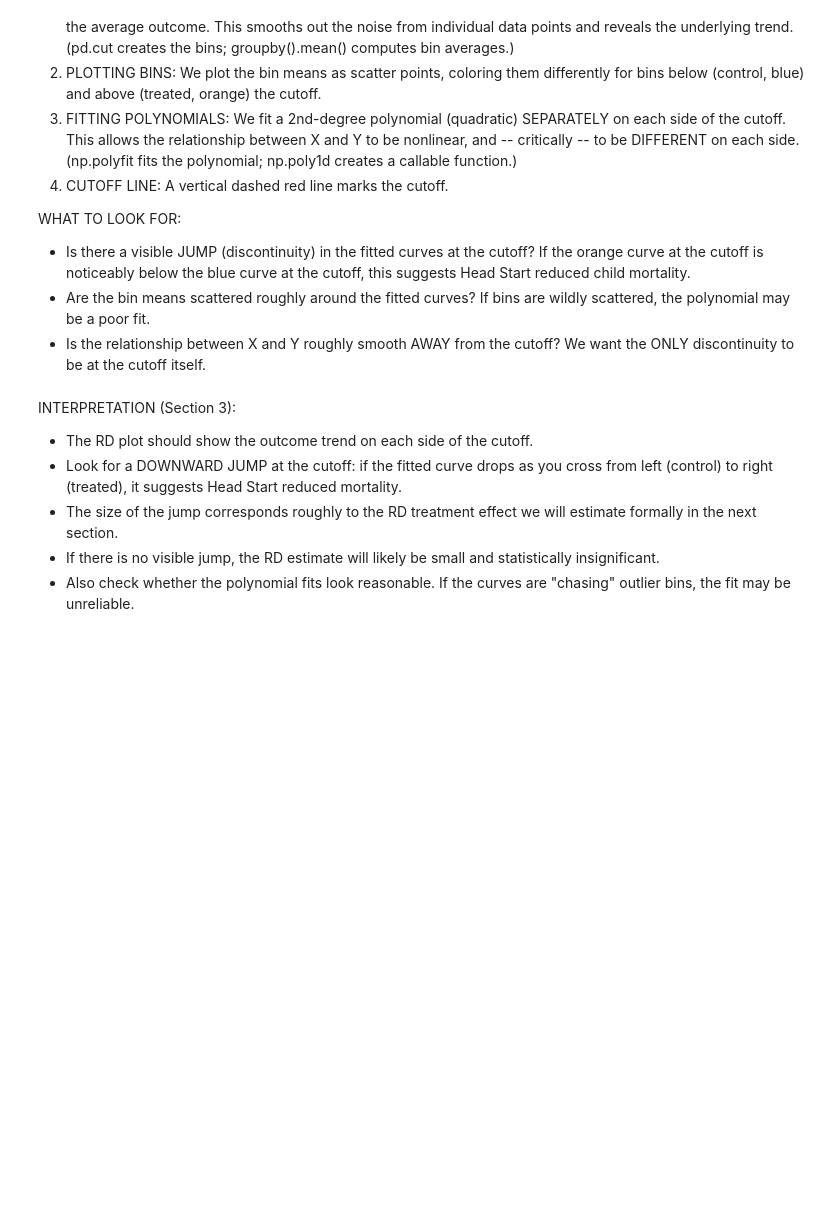
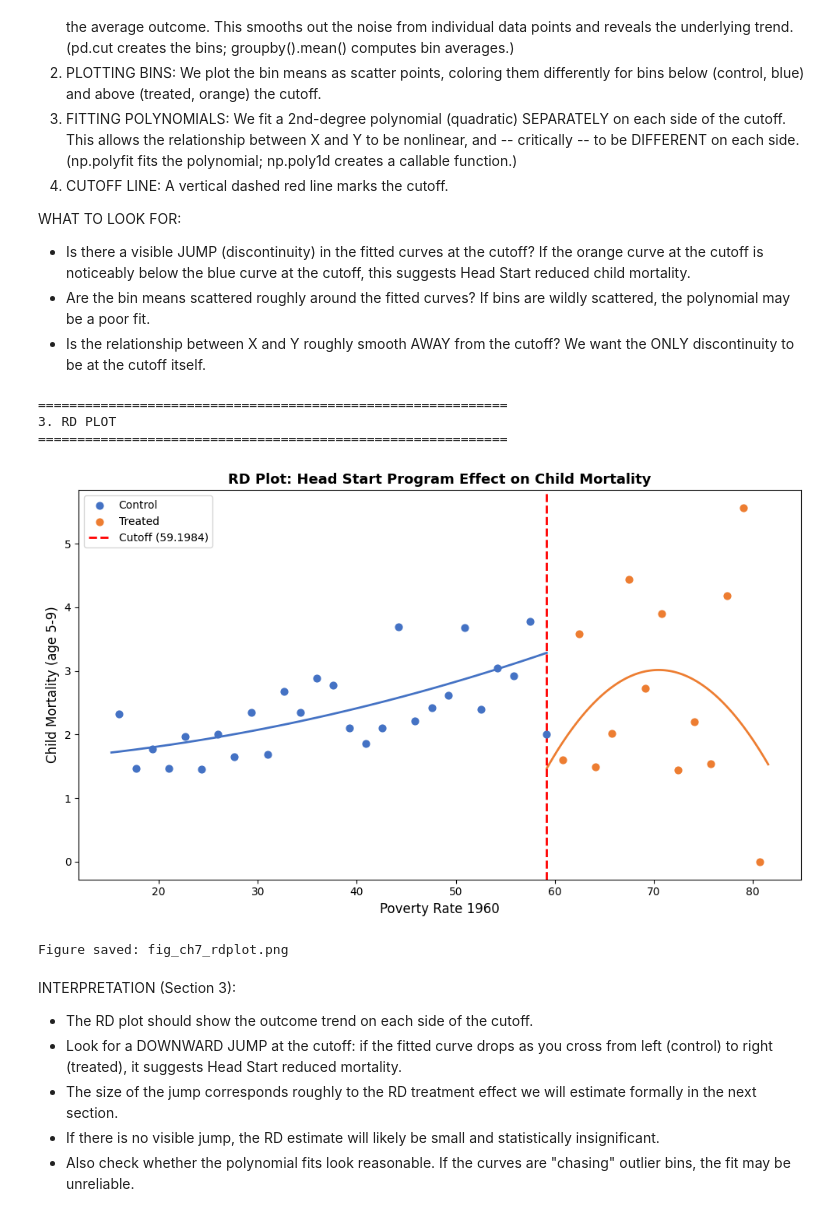
Before and after one commit to tiraphap/EC627-Microeconometrics, a Jupyter notebook: scripts/Chap7_RD.ipynb, the cells around one changed output. Drawn from its saved outputs; the diff is of its cells as text; code cells hidden in the pictures; blank space fills up the shorter version.

```diff
--- a/scripts/Chap7_RD.ipynb
+++ b/scripts/Chap7_RD.ipynb
@@ -313,34 +369,40 @@ fig, ax = plt.subplots(figsize=(10, 6))
 # Bin scatter plot
 df_plot = df[[X, Y]].dropna()
 n_bins = 40
 df_plot['bin'] = pd.cut(df_plot[X], bins=n_bins)
 bin_means = df_plot.groupby('bin')[Y].mean().reset_index()
-bin_means['x_mid'] = bin_means['bin'].apply(lambda b: b.mid)
+bin_means['x_mid'] = bin_means['bin'].apply(lambda b: b.mid).astype(float)
 
 # Plot bins
 below = bin_means[bin_means['x_mid'] < C]
 above = bin_means[bin_means['x_mid'] >= C]
 ax.scatter(below['x_mid'], below[Y], color='#4472C4', s=40, zorder=5, label='Control')
 ax.scatter(above['x_mid'], above[Y], color='#ED7D31', s=40, zorder=5, label='Treated')
 
 # Fit local polynomial on each side
 for side, color, label_side in [(df_plot[df_plot[X] < C], '#4472C4', 'Below'),
                                  (df_plot[df_plot[X] >= C], '#ED7D31', 'Above')]:
     if len(side) > 10:
         z = np.polyfit(side[X], side[Y], 2)
         p = np.poly1d(z)
         x_range = np.linspace(side[X].min(), side[X].max(), 100)
         ax.plot(x_range, p(x_range), color=color, linewidth=2)
 
 ax.axvline(x=C, color='red', linestyle='--', linewidth=2, label=f'Cutoff ({C})')
 ax.set_xlabel('Poverty Rate 1960', fontsize=12)
 ax.set_ylabel('Child Mortality (age 5-9)', fontsize=12)
 ax.set_title('RD Plot: Head Start Program Effect on Child Mortality', fontweight='bold', fontsize=13)
 ax.legend()
 plt.tight_layout()
 plt.savefig('fig_ch7_rdplot.png', dpi=150)
 plt.show()
 print("Figure saved: fig_ch7_rdplot.png")
+# %% [output]
+============================================================
+3. RD PLOT
+============================================================
+[figure, added]
+Figure saved: fig_ch7_rdplot.png
 # %% [markdown]
 INTERPRETATION (Section 3):
   - The RD plot should show the outcome trend on each side of the cutoff.
```
Also changed, not shown: parts of 17 cells of this notebook.
